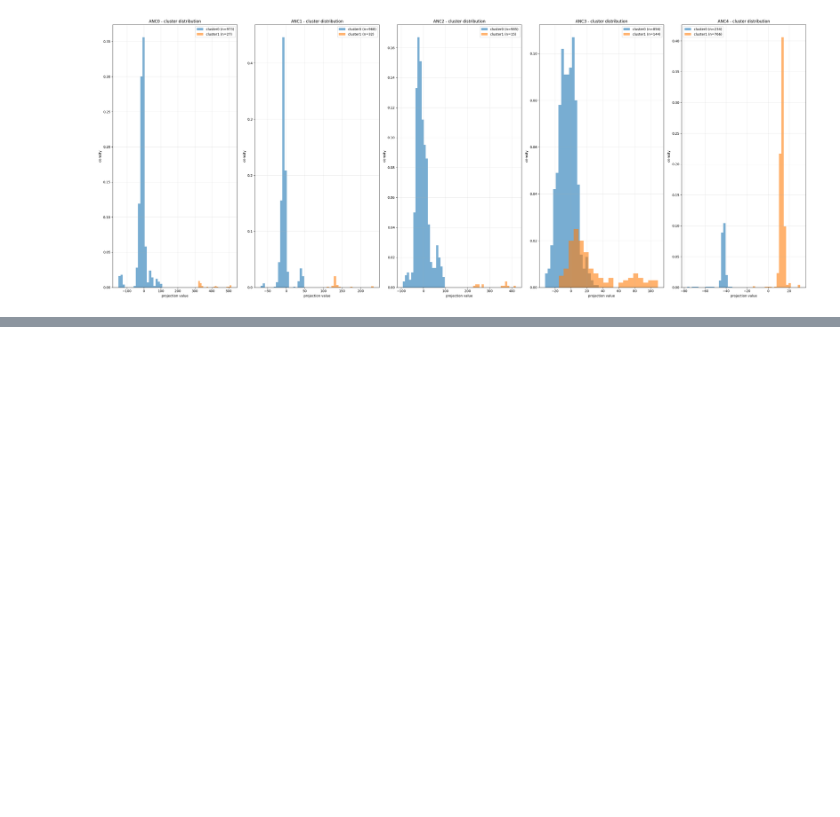
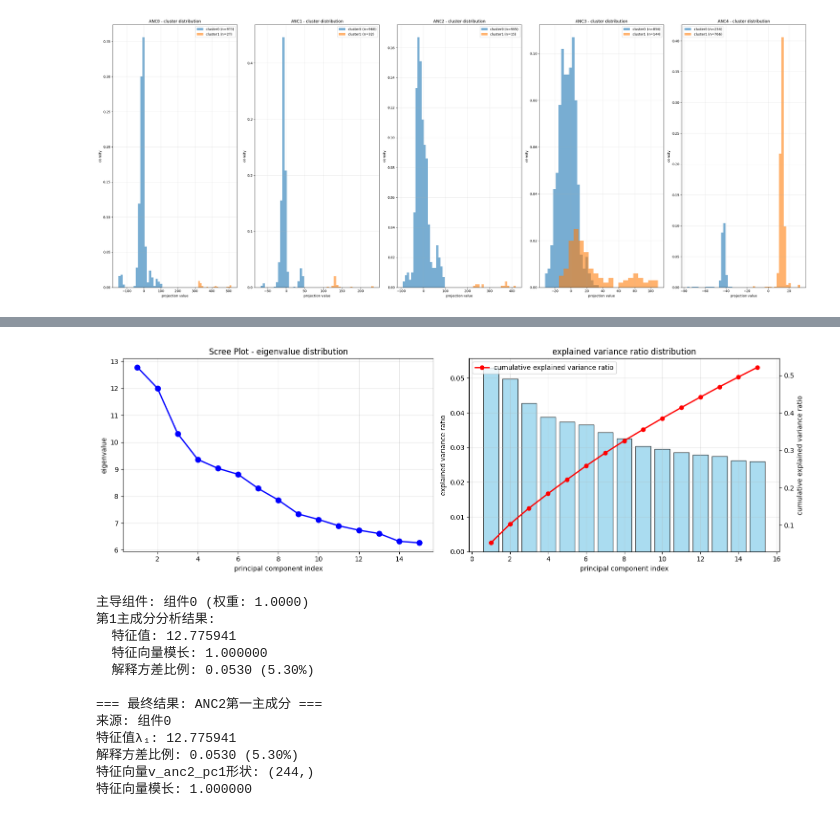
Before and after one commit to ZhiruiYe/evo_probe, a Jupyter notebook: src/gmm_cluster.ipynb, the cells around one changed output, grey strips where cells are left out. Cells and saved outputs as stored; diff of their text form; code cells hidden in the pictures; blank space fills up the shorter version.

Commit message:
extract util

```diff
--- a/src/gmm_cluster.ipynb
+++ b/src/gmm_cluster.ipynb
@@ -476,0 +265,65 @@ BIC分数: -469178.24
+# %%
+def extract_gmm_parameters(gmm_model):
+    # 提取均值向量μ
+    means = gmm_model.means_
+
+    # 提取协方差矩阵Σ
+    covariances = gmm_model.covariances_
+
+    # 提取混合权重π
+    weights = gmm_model.weights_
+
+    print(f"均值向量μ形状: {means.shape}")
+    print(f"协方差矩阵Σ形状: {covariances.shape}")
+    print(f"混合权重π形状: {weights.shape}")
+
+    return means, covariances, weights
+
+gmm_model, gmm_labels, gmm_probs = gmm_cluster_analysis(anc2_contact_embedding, 1)
+anc2_means, anc2_covariances, anc2_weights = extract_gmm_parameters(gmm_model)
+
+
+for component_idx in range(len(anc2_weights)):
+    print(f"\n--- 组件 {component_idx} (权重: {anc2_weights[component_idx]:.4f}) ---")
+
+    # 获取该组件的协方差矩阵
+    sigma_i = anc2_covariances[component_idx]
+
+    # 完整PCA分析
+    eigenvalues, eigenvectors, explained_ratios = analyze_covariance_pca(sigma_i, top_k=10)
+
+    # 提取第一主成分
+    lambda_pc1, v_anc2_pc1, var_ratio_pc1 = extract_principal_component_from_covariance(sigma_i, component_idx=0)
+
+    print(f"\n第一主成分 v_anc2_pc1_{component_idx} 特征向量:")
+    print(f"  形状: {v_anc2_pc1.shape}")
+    print(f"  前10个元素: {v_anc2_pc1[:10]}")
+    print(f"  模长验证: {np.linalg.norm(v_anc2_pc1):.6f}")
+
+    # 可视化
+    visualize_principal_components(eigenvalues, explained_ratios, top_k=15)
+
+    # 保存结果到全局变量
+    if component_idx == 0:
+        v_anc2_pc1_component0 = v_anc2_pc1.copy()
+    elif component_idx == 1:
+        v_anc2_pc1_component1 = v_anc2_pc1.copy()
+
+# 分析哪个组件更重要（权重更大）
+dominant_component = np.argmax(anc2_weights)
+print(f"\n主导组件: 组件{dominant_component} (权重: {anc2_weights[dominant_component]:.4f})")
+
+# 使用主导组件的第一主成分作为最终结果
+final_sigma = anc2_covariances[dominant_component]
+lambda_final, v_anc2_pc1_final, var_ratio_final = extract_principal_component_from_covariance(final_sigma, component_idx=0)
+
+print(f"\n=== 最终结果: ANC2第一主成分 ===")
+print(f"来源: 组件{dominant_component}")
+print(f"特征值λ₁: {lambda_final:.6f}")
+print(f"解释方差比例: {var_ratio_final:.4f} ({var_ratio_final*100:.2f}%)")
+print(f"特征向量v_anc2_pc1形状: {v_anc2_pc1_final.shape}")
+print(f"特征向量模长: {np.linalg.norm(v_anc2_pc1_final):.6f}")
+
+# 将结果赋值给你要求的变量名
+v_anc2_pc1 = v_anc2_pc1_final.copy()
+# %% [output]
@@ -476,0 +347,13 @@ BIC分数: -469178.24
+[figure, added]
+主导组件: 组件0 (权重: 1.0000)
+第1主成分分析结果:
+  特征值: 12.775941
+  特征向量模长: 1.000000
+  解释方差比例: 0.0530 (5.30%)
+
+=== 最终结果: ANC2第一主成分 ===
+来源: 组件0
+特征值λ₁: 12.775941
+解释方差比例: 0.0530 (5.30%)
+特征向量v_anc2_pc1形状: (244,)
+特征向量模长: 1.000000
```
Also changed, not shown: parts of 9 cells of this notebook, 5 other files.
